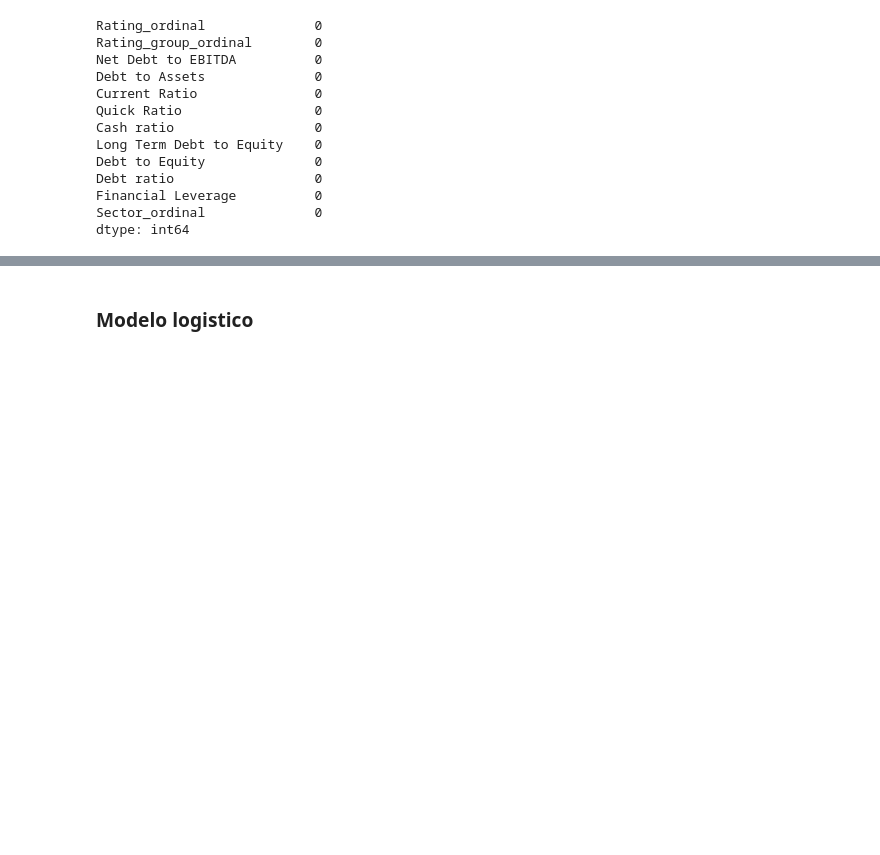
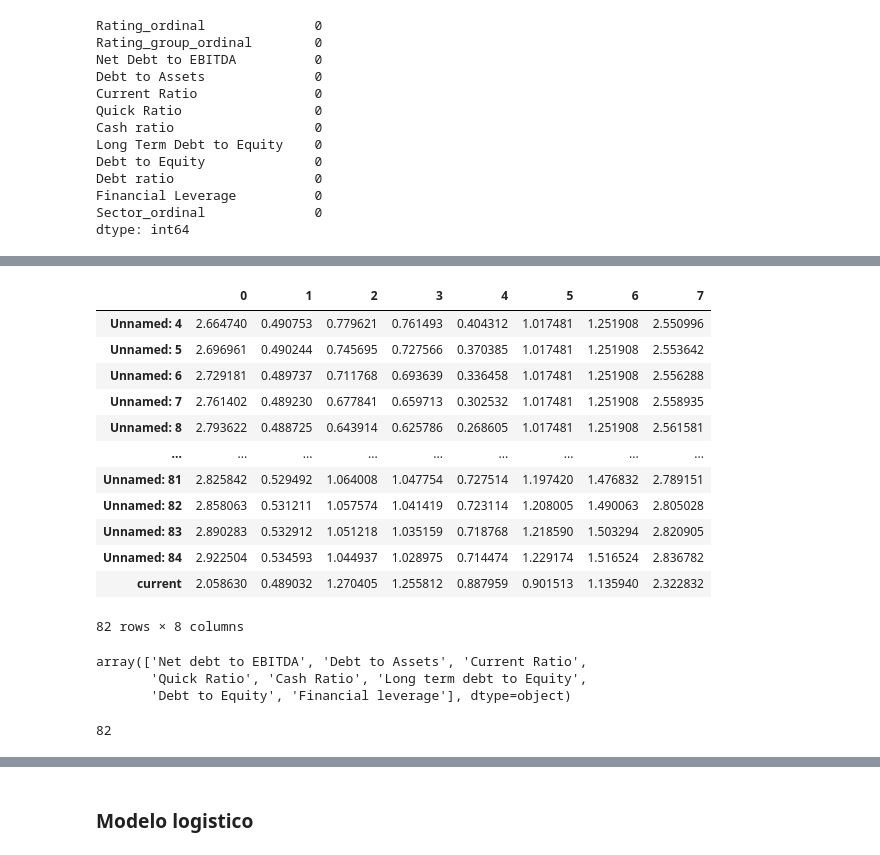
Before and after one commit to RubenPhy/rating_analisis, a Jupyter notebook: 5_use_the_model.ipynb, the cells around one changed output, grey strips where cells are left out. Drawn from its saved outputs; the diff is of its cells as text; code cells hidden in the pictures; blank space fills up the shorter version.

```diff
--- a/5_use_the_model.ipynb
+++ b/5_use_the_model.ipynb
@@ -119,0 +155,4 @@ dtype: int64
+# %%
+# use the cells C6 to C13 as columns names
+df_ratios_current = pd.read_excel('Datos Analisis rating.xlsx', usecols="E", skiprows=4, nrows=8)
+df_ratios_current.values
@@ -119,0 +168,37 @@ dtype: int64
+# %%
+# add the to the last row of the df df_analist the values in df_ratios_current
+df_analisis.loc['current'] = {i:x for i,x in zip(df_analisis.columns, df_ratios_current.values.flatten())}
+df_analisis
+# %% [output]
+|  | 0 | 1 | 2 | 3 | 4 | 5 | 6 | 7 |
+| Unnamed: 4 | 2.664740 | 0.490753 | 0.779621 | 0.761493 | 0.404312 | 1.017481 | 1.251908 | 2.550996 |
+| Unnamed: 5 | 2.696961 | 0.490244 | 0.745695 | 0.727566 | 0.370385 | 1.017481 | 1.251908 | 2.553642 |
+| Unnamed: 6 | 2.729181 | 0.489737 | 0.711768 | 0.693639 | 0.336458 | 1.017481 | 1.251908 | 2.556288 |
+| Unnamed: 7 | 2.761402 | 0.489230 | 0.677841 | 0.659713 | 0.302532 | 1.017481 | 1.251908 | 2.558935 |
+| Unnamed: 8 | 2.793622 | 0.488725 | 0.643914 | 0.625786 | 0.268605 | 1.017481 | 1.251908 | 2.561581 |
+| ... | ... | ... | ... | ... | ... | ... | ... | ... |
+| Unnamed: 81 | 2.825842 | 0.529492 | 1.064008 | 1.047754 | 0.727514 | 1.197420 | 1.476832 | 2.789151 |
+| Unnamed: 82 | 2.858063 | 0.531211 | 1.057574 | 1.041419 | 0.723114 | 1.208005 | 1.490063 | 2.805028 |
+| Unnamed: 83 | 2.890283 | 0.532912 | 1.051218 | 1.035159 | 0.718768 | 1.218590 | 1.503294 | 2.820905 |
+| Unnamed: 84 | 2.922504 | 0.534593 | 1.044937 | 1.028975 | 0.714474 | 1.229174 | 1.516524 | 2.836782 |
+| current | 2.058630 | 0.489032 | 1.270405 | 1.255812 | 0.887959 | 0.901513 | 1.135940 | 2.322832 |
+82 rows × 8 columns
+# %%
+# use the cells C6 to C13 as columns names
+df_ratios = pd.read_excel('Datos Analisis rating.xlsx', usecols="C", skiprows=4, nrows=8)
+df_ratios.values.flatten()
+# %% [output]
+array(['Net debt to EBITDA', 'Debt to Assets', 'Current Ratio',
+       'Quick Ratio', 'Cash Ratio', 'Long term debt to Equity',
+       'Debt to Equity', 'Financial leverage'], dtype=object)
+# %%
+# make a double loop from 1200000 to 2000000 jumping 100000 and from 0 to 1 jumping 0.125
+# and create a list of strings with the format "1200000_0.0"
+list_ = []
+for i in range(1_200_000,2_100_000,100_000):
+    for j in np.arange(0,1.125,0.125):
+        list_.append(str(i)+'_'+str(j))
+list_.append('current')
+len(list_)
+# %% [output]
+82
```
Also changed, not shown: parts of 20 cells of this notebook, 3 other files.
